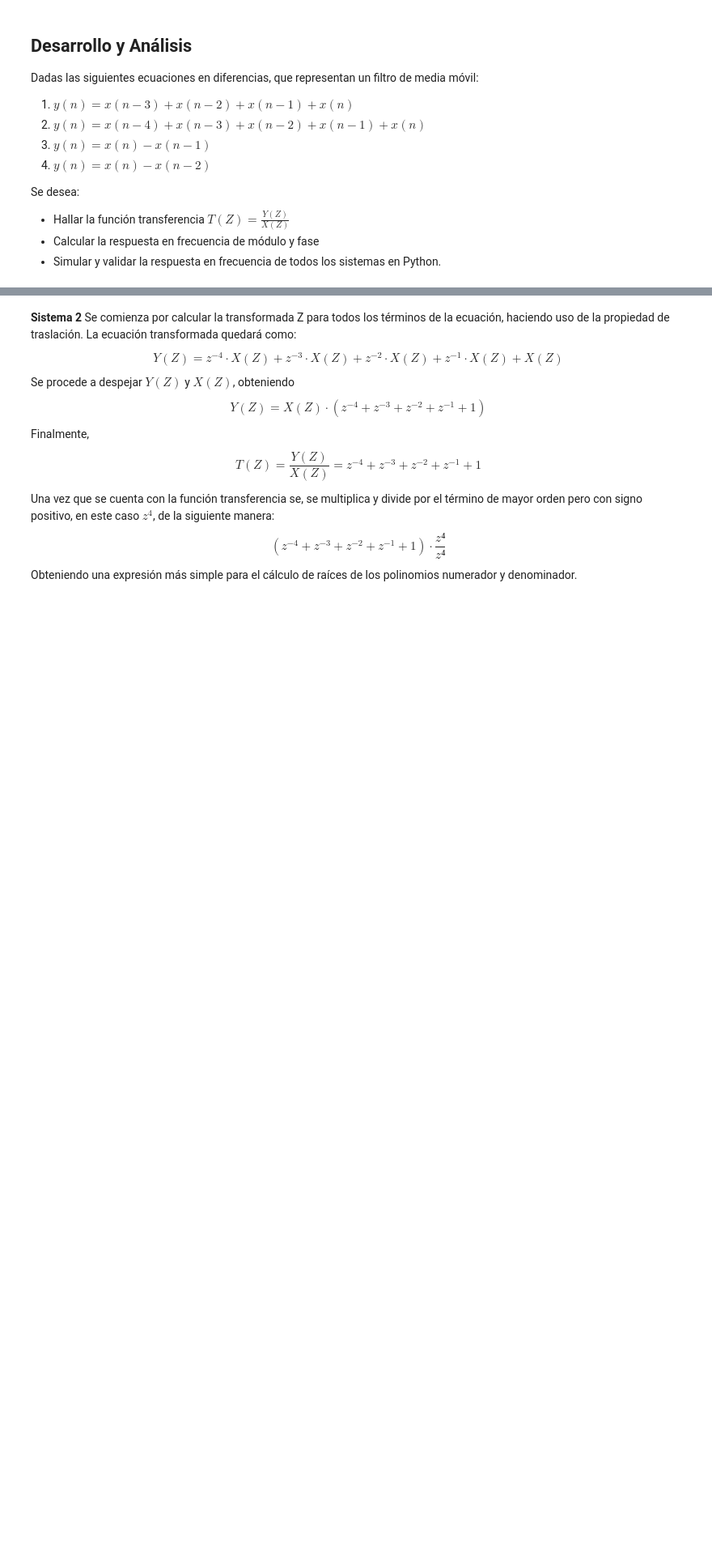
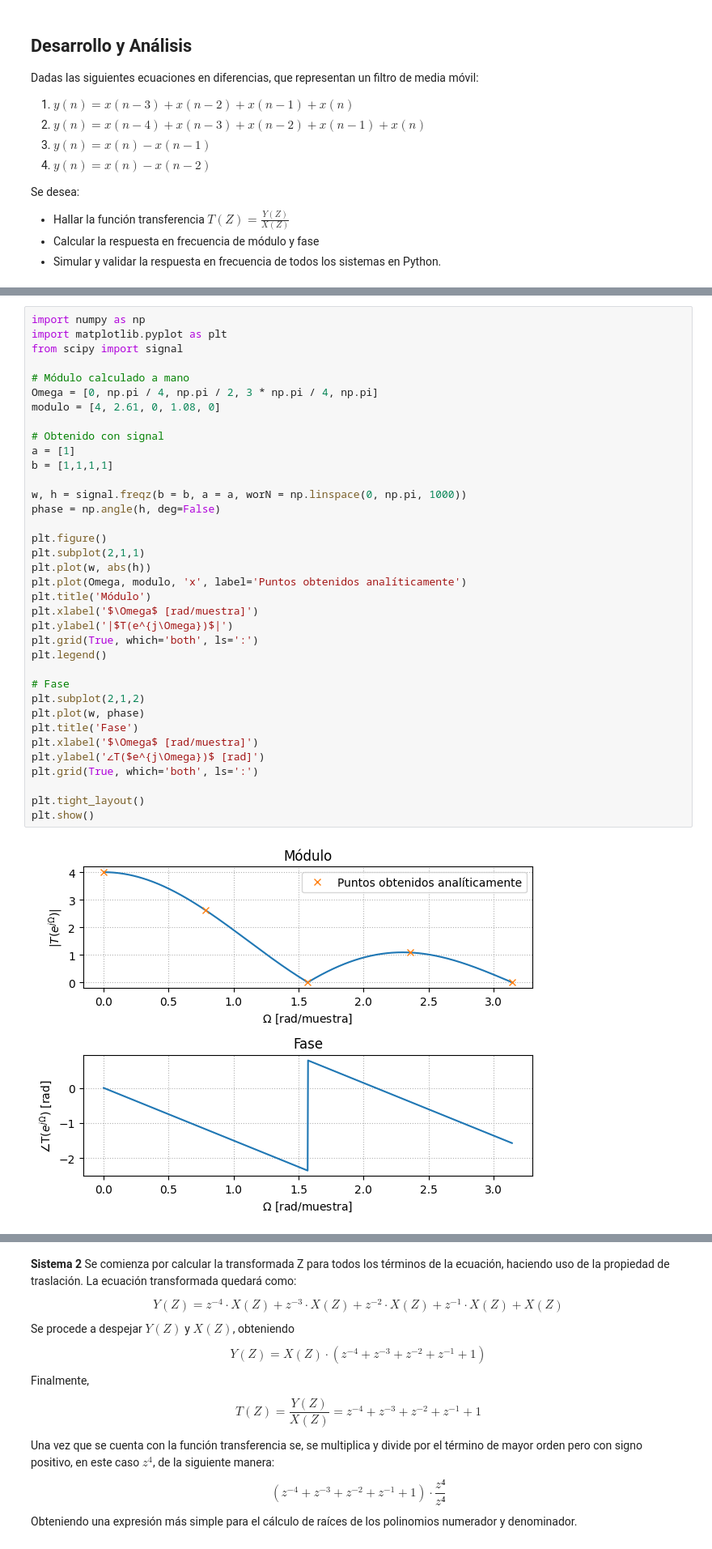
Before and after one commit to mtaranilla/APS_2025, a Jupyter notebook: TS_TARANILLA_SALGADO/TS7_TransformadaZ/TS7_TransformadaZ_RtaFrecuencia_TARANILLA_SALGADO.ipynb, the cells around one changed output, grey strips where cells are left out. Shown at 81% size. Saved outputs shown, nothing was run; the diff lists cells and outputs as text; blank space fills up the shorter version.

```diff
--- a/TS_TARANILLA_SALGADO/TS7_TransformadaZ/TS7_TransformadaZ_RtaFrecuencia_TARANILLA_SALGADO.ipynb
+++ b/TS_TARANILLA_SALGADO/TS7_TransformadaZ/TS7_TransformadaZ_RtaFrecuencia_TARANILLA_SALGADO.ipynb
@@ -34,0 +94,38 @@ Se desea:
+# %%
+import numpy as np
+import matplotlib.pyplot as plt
+from scipy import signal
+
+# Módulo calculado a mano
+Omega = [0, np.pi / 4, np.pi / 2, 3 * np.pi / 4, np.pi]
+modulo = [4, 2.61, 0, 1.08, 0]
+
+# Obtenido con signal
+a = [1]
+b = [1,1,1,1]
+
+w, h = signal.freqz(b = b, a = a, worN = np.linspace(0, np.pi, 1000))
+phase = np.angle(h, deg=False)
+
+plt.figure()
+plt.subplot(2,1,1)
+plt.plot(w, abs(h))
+plt.plot(Omega, modulo, 'x', label='Puntos obtenidos analíticamente')
+plt.title('Módulo')
+plt.xlabel('$\Omega$ [rad/muestra]')
+plt.ylabel('|$T(e^{j\Omega})$|')
+plt.grid(True, which='both', ls=':')
+plt.legend()
+
+# Fase
+plt.subplot(2,1,2)
+plt.plot(w, phase)
+plt.title('Fase')
+plt.xlabel('$\Omega$ [rad/muestra]')
+plt.ylabel('∠T($e^{j\Omega})$ [rad]')
+plt.grid(True, which='both', ls=':')
+
+plt.tight_layout()
+plt.show()
+# %% [output]
+[figure, added]
```
Also changed, not shown: parts of 7 cells of this notebook.
